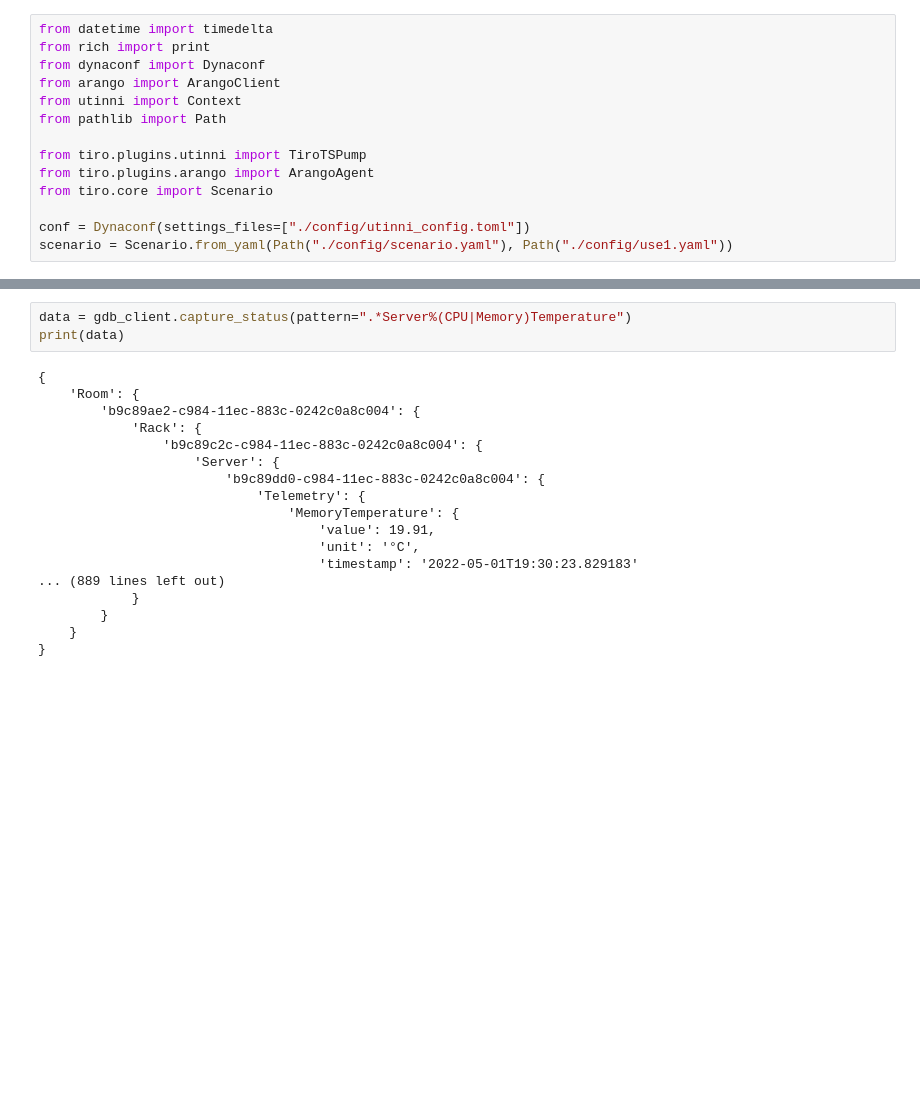
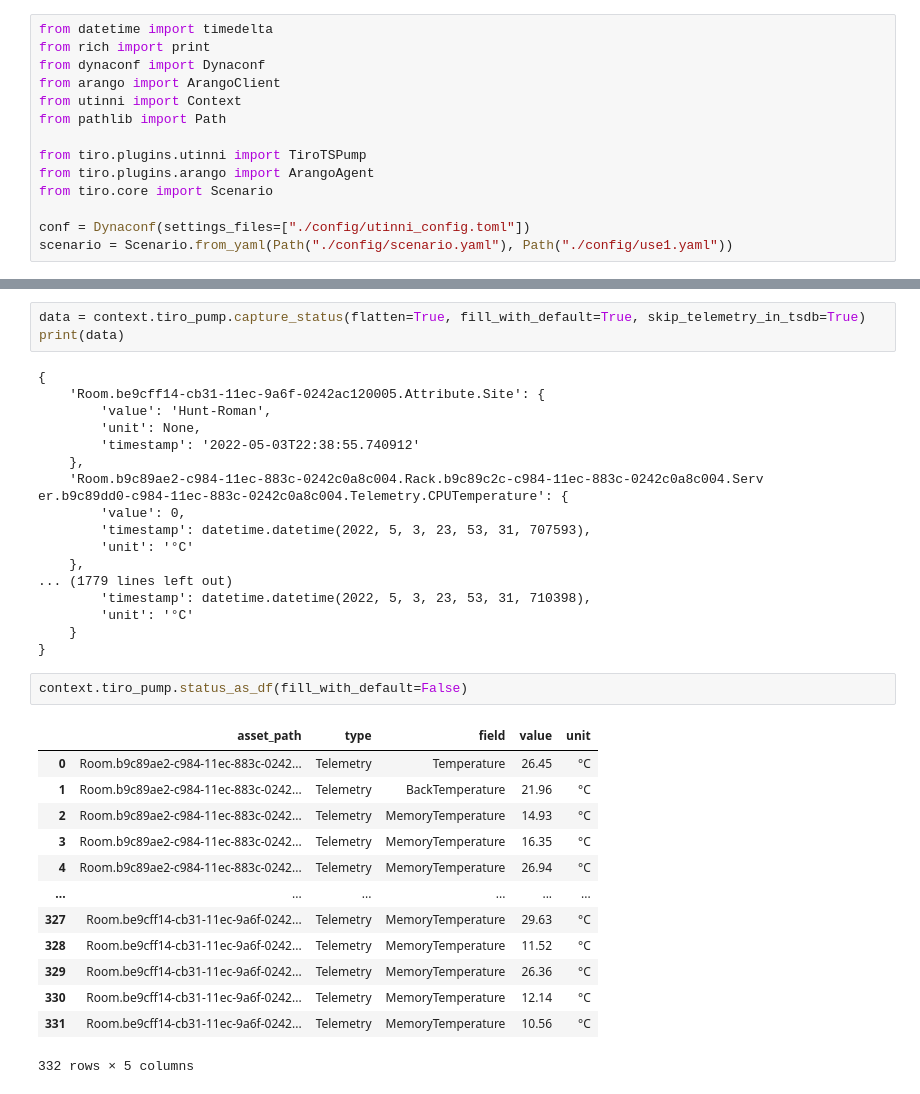
Before and after one commit to cap-dcwiz/Tiro, a Jupyter notebook: demo/data_access.ipynb, the cells around one changed output, grey strips where cells are left out. Drawn from its saved outputs; the diff is of its cells as text; blank space fills up the shorter version.

```diff
--- a/demo/data_access.ipynb
+++ b/demo/data_access.ipynb
@@ -41,21 +49,37 @@ gdb_client = ArangoAgent(scenario, "tiro_test", "scenario",
 # %%
-data = gdb_client.capture_status(pattern=".*Server%(CPU|Memory)Temperature")
+data = context.tiro_pump.capture_status(flatten=True, fill_with_default=True, skip_telemetry_in_tsdb=True)
 print(data)
 # %% [output]
 {
-    'Room': {
-        'b9c89ae2-c984-11ec-883c-0242c0a8c004': {
-            'Rack': {
-                'b9c89c2c-c984-11ec-883c-0242c0a8c004': {
-                    'Server': {
-                        'b9c89dd0-c984-11ec-883c-0242c0a8c004': {
-                            'Telemetry': {
-                                'MemoryTemperature': {
-                                    'value': 19.91,
-                                    'unit': '°C',
-                                    'timestamp': '2022-05-01T19:30:23.829183'
-... (889 lines left out)
-            }
-        }
+    'Room.be9cff14-cb31-11ec-9a6f-0242ac120005.Attribute.Site': {
+        'value': 'Hunt-Roman',
+        'unit': None,
+        'timestamp': '2022-05-03T22:38:55.740912'
+    },
+    'Room.b9c89ae2-c984-11ec-883c-0242c0a8c004.Rack.b9c89c2c-c984-11ec-883c-0242c0a8c004.Serv
+er.b9c89dd0-c984-11ec-883c-0242c0a8c004.Telemetry.CPUTemperature': {
+        'value': 0,
+        'timestamp': datetime.datetime(2022, 5, 3, 23, 53, 31, 707593),
+        'unit': '°C'
+    },
+... (1779 lines left out)
+        'timestamp': datetime.datetime(2022, 5, 3, 23, 53, 31, 710398),
+        'unit': '°C'
     }
 }
+# %%
+context.tiro_pump.status_as_df(fill_with_default=False)
+# %% [output]
+|  | asset_path | type | field | value | unit |
+| 0 | Room.b9c89ae2-c984-11ec-883c-0242... | Telemetry | Temperature | 26.45 | °C |
+| 1 | Room.b9c89ae2-c984-11ec-883c-0242... | Telemetry | BackTemperature | 21.96 | °C |
+| 2 | Room.b9c89ae2-c984-11ec-883c-0242... | Telemetry | MemoryTemperature | 14.93 | °C |
+| 3 | Room.b9c89ae2-c984-11ec-883c-0242... | Telemetry | MemoryTemperature | 16.35 | °C |
+| 4 | Room.b9c89ae2-c984-11ec-883c-0242... | Telemetry | MemoryTemperature | 26.94 | °C |
+| ... | ... | ... | ... | ... | ... |
+| 327 | Room.be9cff14-cb31-11ec-9a6f-0242... | Telemetry | MemoryTemperature | 29.63 | °C |
+| 328 | Room.be9cff14-cb31-11ec-9a6f-0242... | Telemetry | MemoryTemperature | 11.52 | °C |
+| 329 | Room.be9cff14-cb31-11ec-9a6f-0242... | Telemetry | MemoryTemperature | 26.36 | °C |
+| 330 | Room.be9cff14-cb31-11ec-9a6f-0242... | Telemetry | MemoryTemperature | 12.14 | °C |
+| 331 | Room.be9cff14-cb31-11ec-9a6f-0242... | Telemetry | MemoryTemperature | 10.56 | °C |
+332 rows × 5 columns
```
Also changed, not shown: parts of 5 cells of this notebook, 8 other files.
